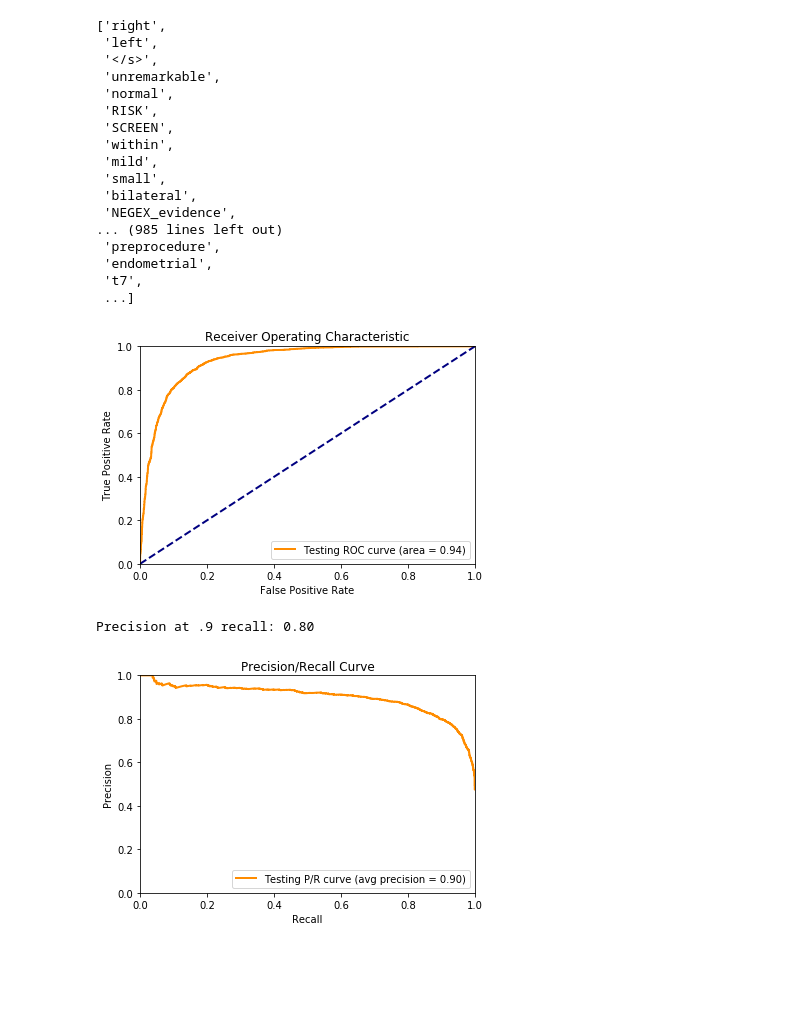
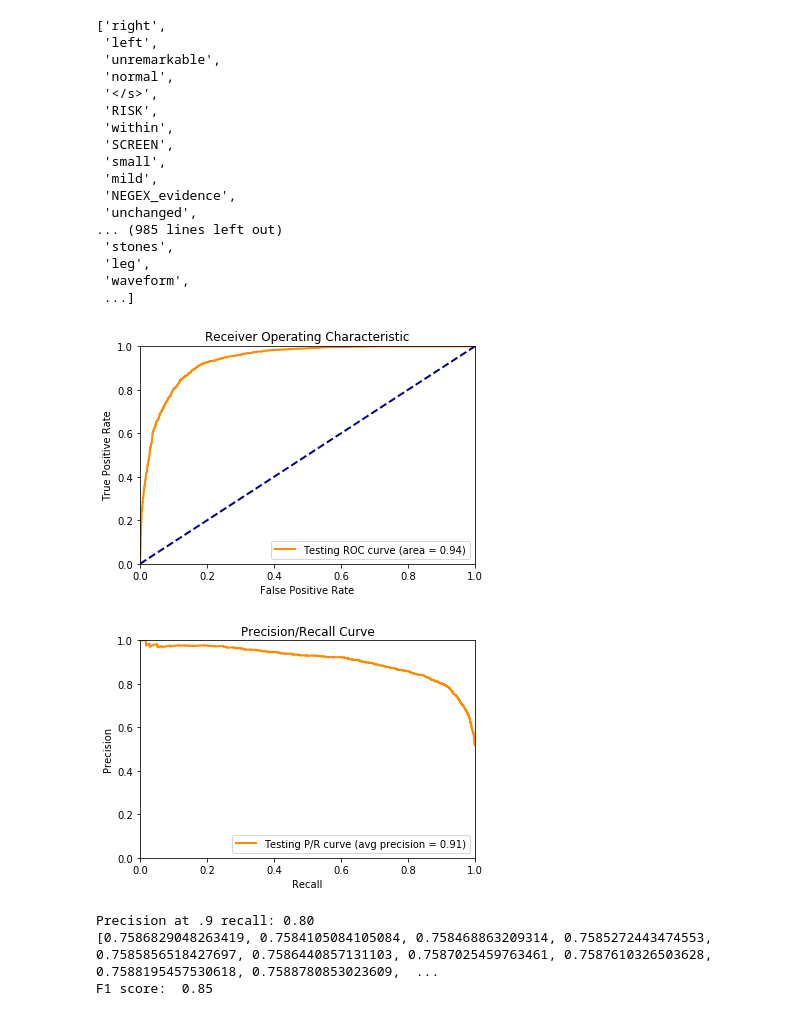
Before and after one commit to bdrad/report_categorization, a Jupyter notebook: src/fastTextClassify.ipynb, the cells around one changed output. Cells and saved outputs as stored; diff of their text form; code cells hidden in the pictures; blank space fills up the shorter version.

```diff
--- a/src/fastTextClassify.ipynb
+++ b/src/fastTextClassify.ipynb
@@ -33,72 +33,77 @@ with open(train_path, 'w') as outfile:
         outfile.write("\n")
 # %%
 # Train classifier
-dim = 100
+dim = 120
 ng = 3
-model = fastText.train_supervised(train_path, dim=dim, epoch=10, thread=4, neg=8, lr=0.05, wordNgrams=ng)
+model = fastText.train_supervised(train_path, dim=dim, epoch=12, thread=4, neg=8, lr=0.05, wordNgrams=ng)
 # %%
 model.get_words()
 # %% [output]
 ['right',
  'left',
- '</s>',
  'unremarkable',
  'normal',
+ '</s>',
  'RISK',
+ 'within',
  'SCREEN',
- 'within',
+ 'small',
  'mild',
- 'small',
- 'bilateral',
  'NEGEX_evidence',
+ 'unchanged',
 ... (985 lines left out)
- 'preprocedure',
- 'endometrial',
- 't7',
+ 'stones',
+ 'leg',
+ 'waveform',
  ...]
 # %%
 # Make predictions
 predictions = [model.predict(s) for s in test_data]
-confs = [1 - p[1][0] if p[0][0] == '__label__0' else p[1][0] for p in predictions]
+confs = [0.5 - (p[1][0] / 2) if p[0][0] == '__label__0' else 0.5 + (p[1][0] / 2) for p in predictions]
 # %%
 fpr, tpr, thresholds = roc_curve(test_labels, confs, pos_label=1)
 roc_auc = auc(fpr, tpr)
 
 plt.figure()
 lw = 2
 plt.plot(fpr, tpr, color='darkorange',
          lw=lw, label='Testing ROC curve (area = %0.2f)' % roc_auc)
 plt.plot([0, 1], [0, 1], color='navy', lw=lw, linestyle='--')
 plt.xlim([0.0, 1.0])
 plt.ylim([0.0, 1.0])
 plt.xlabel('False Positive Rate')
 plt.ylabel('True Positive Rate')
 plt.title('Receiver Operating Characteristic')
 plt.legend(loc="lower right")
 plt.show()
 
 precision, recall, thresholds = precision_recall_curve(test_labels, confs)
 avg_prec = average_precision_score(test_labels, confs)
 
-r90_index = [i for i, r in enumerate(recall) if r > .9][-1]
-p_at_r90 = precision[r90_index]
-print('Precision at .9 recall: %0.2f' % p_at_r90)
-
 plt.figure()
 lw = 2
 plt.plot(recall, precision, color='darkorange',
          lw=lw, label='Testing P/R curve (avg precision = %0.2f)' % avg_prec)
 plt.xlim([0.0, 1.0])
 plt.ylim([0.0, 1.0])
 plt.xlabel('Recall')
 plt.ylabel('Precision')
 plt.title('Precision/Recall Curve')
 plt.legend(loc="lower right")
 plt.show()
+
+r90_index = [i for i, r in enumerate(recall) if r > .9][-1]
+p_at_r90 = precision[r90_index]
+print('Precision at .9 recall: %0.2f' % p_at_r90)
+f1 = [(recall[i] + precision[i]) / 2 for i in range(len(recall))]
+f1 = max(f1)
+print('F1 score:  %0.2f' % f1)
 # %% [output]
 [figure]
+[figure, new version]
 Precision at .9 recall: 0.80
+[0.7586829048263419, 0.7584105084105084, 0.758468863209314, 0.7585272443474553, 0.7585856518427697, 0.7586440857131103, 0.7587025459763461, 0.7587610326503628, 0.7588195457530618, 0.7588780853023609,  ...
+F1 score:  0.85
-[figure, old version]
 # %%
 model_name = "ft" + str(dim) + "_" + str(ng) + ("_%0.2f" % roc_auc) + ".bin"
 model.save_model("../data/models/fastText/classify/" + model_name)
```
Also changed, not shown: parts of 3 cells of this notebook, 2 other files.
